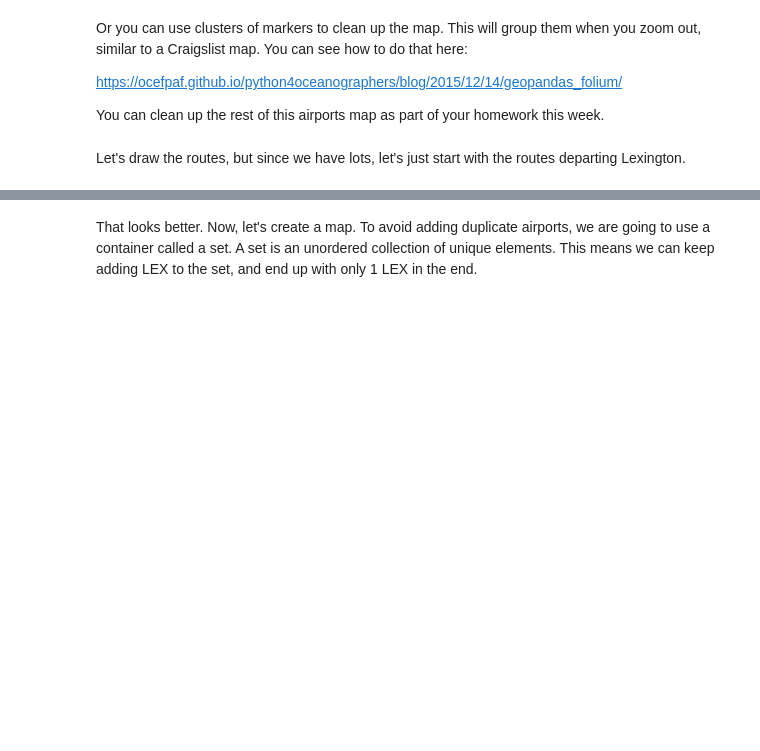
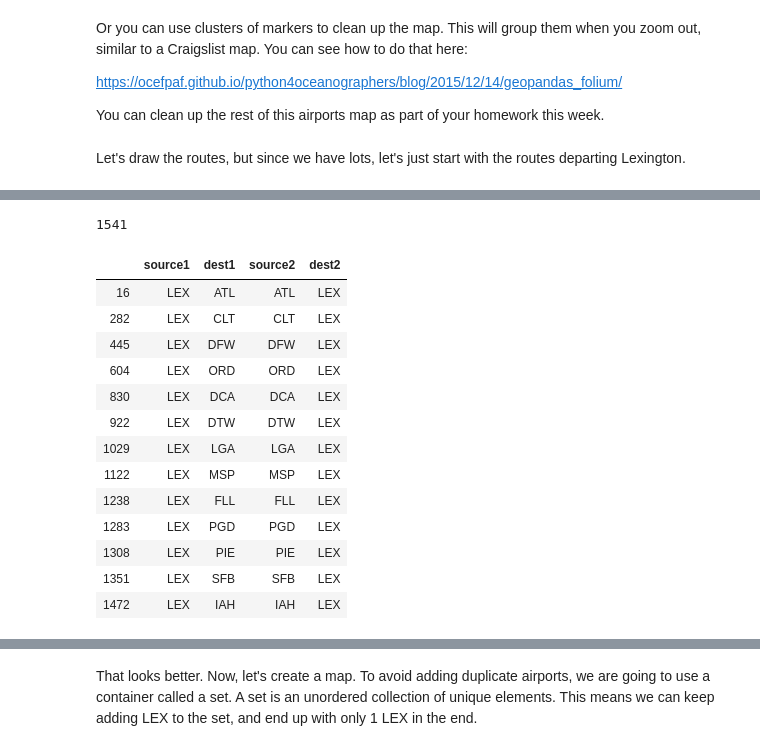
Before and after one commit to mnbo229/ce599, a Jupyter notebook: 08-Mapping/interactive-mapping.ipynb, the cells around one changed output, grey strips where cells are left out. Drawn from its saved outputs; the diff is of its cells as text; code cells hidden in the pictures; blank space fills up the shorter version.

```diff
--- a/08-Mapping/interactive-mapping.ipynb
+++ b/08-Mapping/interactive-mapping.ipynb
@@ -212,0 +286,23 @@ Let's draw the routes, but since we have lots, let's just start with the routes
+# %%
+#rename to better understand the tabl if we did not use suffixes
+print(len(xfer1))
+# %% [output]
+1541
+# %%
+xfer1[xfer1['dest2']=="LEX"]  #those are fights back to elxington that we do not actually need because we would not go
+#to a second destination and head back to lexington
+# %% [output]
+|  | source1 | dest1 | source2 | dest2 |
+| 16 | LEX | ATL | ATL | LEX |
+| 282 | LEX | CLT | CLT | LEX |
+| 445 | LEX | DFW | DFW | LEX |
+| 604 | LEX | ORD | ORD | LEX |
+| 830 | LEX | DCA | DCA | LEX |
+| 922 | LEX | DTW | DTW | LEX |
+| 1029 | LEX | LGA | LGA | LEX |
+| 1122 | LEX | MSP | MSP | LEX |
+| 1238 | LEX | FLL | FLL | LEX |
+| 1283 | LEX | PGD | PGD | LEX |
+| 1308 | LEX | PIE | PIE | LEX |
+| 1351 | LEX | SFB | SFB | LEX |
+| 1472 | LEX | IAH | IAH | LEX |
```
Also changed, not shown: parts of 12 cells of this notebook.
